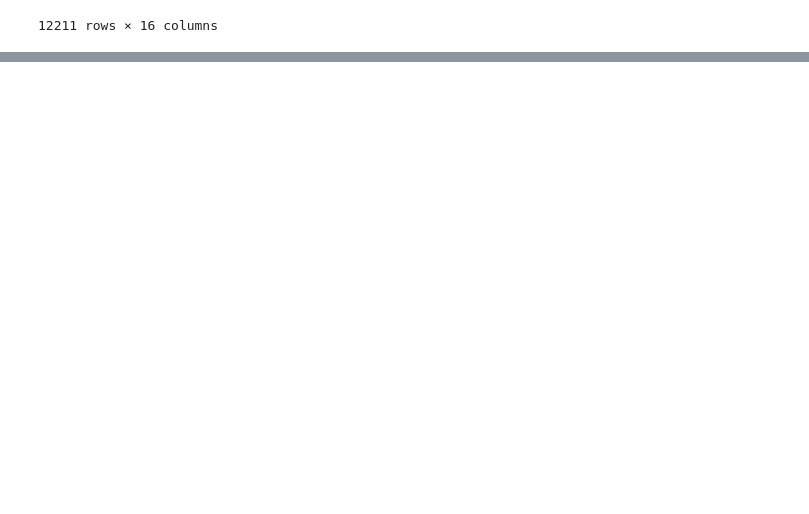
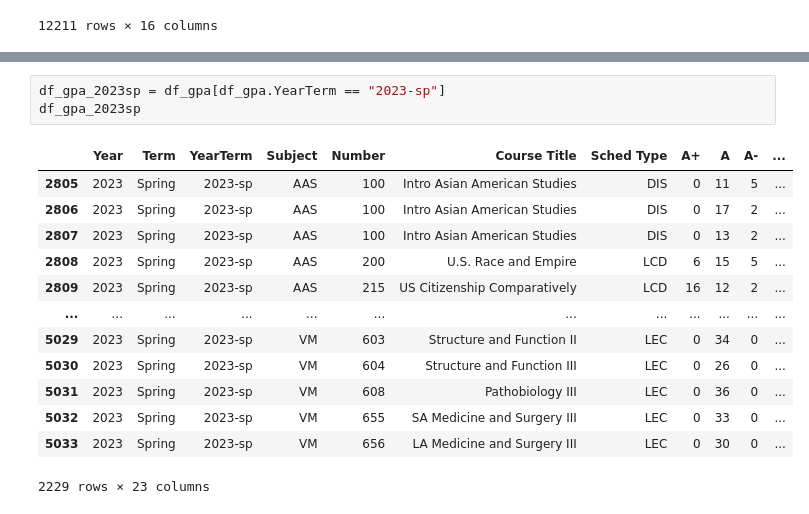
Before and after one commit to CS196Illinois/FA25-Group5, a Jupyter notebook: Hankun Wang/Jupyter/notebook.ipynb, the cells around one changed output, grey strips where cells are left out. Saved outputs shown, nothing was run; the diff lists cells and outputs as text; blank space fills up the shorter version.

```diff
--- a/Hankun Wang/Jupyter/notebook.ipynb
+++ b/Hankun Wang/Jupyter/notebook.ipynb
@@ -76,0 +74,17 @@ df.info
+# %%
+df_gpa_2023sp = df_gpa[df_gpa.YearTerm == "2023-sp"]
+df_gpa_2023sp
+# %% [output]
+|  | Year | Term | YearTerm | Subject | Number | Course Title | Sched Type | A+ | A | A- | ... |
+| 2805 | 2023 | Spring | 2023-sp | AAS | 100 | Intro Asian American Studies | DIS | 0 | 11 | 5 | ... |
+| 2806 | 2023 | Spring | 2023-sp | AAS | 100 | Intro Asian American Studies | DIS | 0 | 17 | 2 | ... |
+| 2807 | 2023 | Spring | 2023-sp | AAS | 100 | Intro Asian American Studies | DIS | 0 | 13 | 2 | ... |
+| 2808 | 2023 | Spring | 2023-sp | AAS | 200 | U.S. Race and Empire | LCD | 6 | 15 | 5 | ... |
+| 2809 | 2023 | Spring | 2023-sp | AAS | 215 | US Citizenship Comparatively | LCD | 16 | 12 | 2 | ... |
+| ... | ... | ... | ... | ... | ... | ... | ... | ... | ... | ... | ... |
+| 5029 | 2023 | Spring | 2023-sp | VM | 603 | Structure and Function II | LEC | 0 | 34 | 0 | ... |
+| 5030 | 2023 | Spring | 2023-sp | VM | 604 | Structure and Function III | LEC | 0 | 26 | 0 | ... |
+| 5031 | 2023 | Spring | 2023-sp | VM | 608 | Pathobiology III | LEC | 0 | 36 | 0 | ... |
+| 5032 | 2023 | Spring | 2023-sp | VM | 655 | SA Medicine and Surgery III | LEC | 0 | 33 | 0 | ... |
+| 5033 | 2023 | Spring | 2023-sp | VM | 656 | LA Medicine and Surgery III | LEC | 0 | 30 | 0 | ... |
+2229 rows × 23 columns
```
Also changed, not shown: parts of 2 cells of this notebook.
